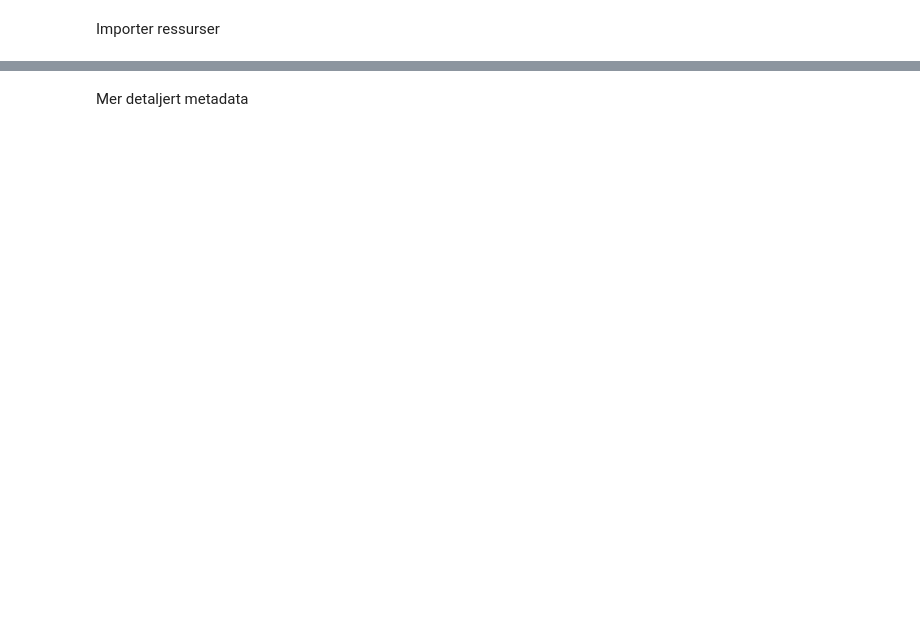
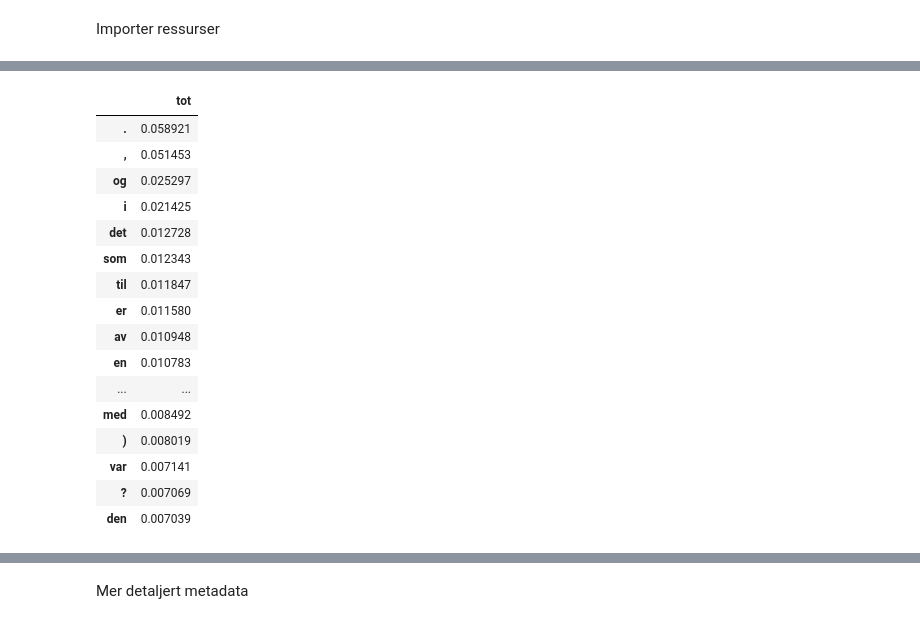
Before and after one commit to Yoonsen/Oslomet, a Jupyter notebook: 04 OsloMet_Forskjeller_BIB3240_oktober_2020.ipynb, the cells around one changed output, grey strips where cells are left out. Saved outputs shown, nothing was run; the diff lists cells and outputs as text; code cells hidden in the pictures; blank space fills up the shorter version.

```diff
--- a/04 OsloMet_Forskjeller_BIB3240_oktober_2020.ipynb
+++ b/04 OsloMet_Forskjeller_BIB3240_oktober_2020.ipynb
@@ -16,0 +38,22 @@ mu.css()
+# %%
+tot = nb.frame_sort(nb.frame(nb.totals ( 50000), 'tot'))
+# %%
+tot.head(20)
+# %% [output]
+|  | tot |
+| . | 0.058921 |
+| , | 0.051453 |
+| og | 0.025297 |
+| i | 0.021425 |
+| det | 0.012728 |
+| som | 0.012343 |
+| til | 0.011847 |
+| er | 0.011580 |
+| av | 0.010948 |
+| en | 0.010783 |
+| ... | ... |
+| med | 0.008492 |
+| ) | 0.008019 |
+| var | 0.007141 |
+| ? | 0.007069 |
+| den | 0.007039 |
```
Also changed, not shown: parts of 14 cells of this notebook, 1 other file.
